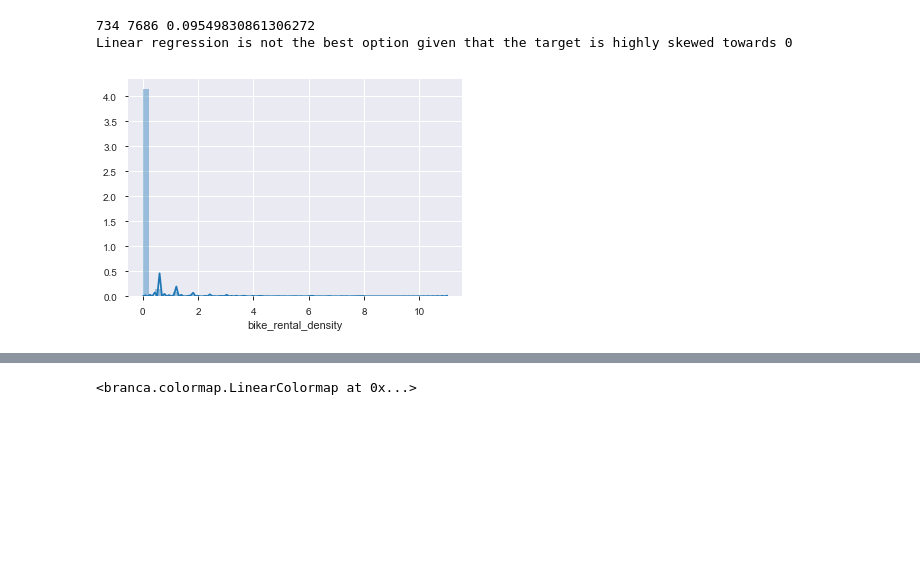
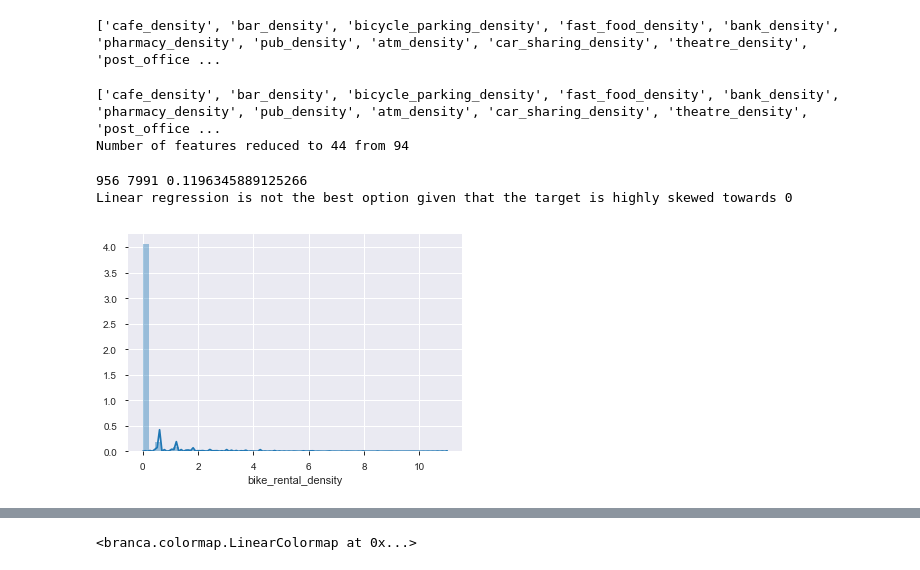
Before and after one commit to peterlzhang/better-bike-share, a Jupyter notebook: bike_share_analysis/train_predict_bike_share.ipynb, the cells around one changed output, grey strips where cells are left out. Saved outputs shown, nothing was run; the diff lists cells and outputs as text; code cells hidden in the pictures; blank space fills up the shorter version.

Commit message:
Separated model train and isolated test
Tuned hyper parameters of RF
saved best RF model using joblib
Tested portland independently in a different nb

```diff
--- a/bike_share_analysis/train_predict_bike_share.ipynb
+++ b/bike_share_analysis/train_predict_bike_share.ipynb
@@ -170,7 +172,7 @@ def features_density(interrogation_grid,osm_features,targets):
 folder_name = 'OSM_geo_data/'
 city_names = ['austin','berkeley','boston','chicago','denver','glasgow','los_angeles',
               'minneapolis','montreal','new_york','san_francisco','salt_lake_city','phoenix',
-             'columbus']
+             'columbus','paris','munich','brussels']
 
 
 
@@ -226,3 +228,13 @@ pcent_non_zero_features = df[features].astype(bool).sum(axis=0)/len(df)
 # print(pcent_non_zero_features)
 zero_pcent_threshold = 0.01
 relevant_features = pcent_non_zero_features.index[pcent_non_zero_features>zero_pcent_threshold].tolist()
+# %%
+corr_df = df[target + relevant_features].corr()
+
+f = plt.figure(figsize=(19, 15))
+plt.matshow(corr_df, fignum=f.number)
+plt.xticks(range(corr_df.shape[1]), corr_df.columns, fontsize=14, rotation=90)
+plt.yticks(range(corr_df.shape[1]), corr_df.columns, fontsize=14)
+cb = plt.colorbar()
+cb.ax.tick_params(labelsize=14)
+# plt.title('Correlation Matrix', fontsize=16);
@@ -229,23 +243,45 @@ relevant_features = pcent_non_zero_features.index[pcent_non_zero_features>zero_p
+# %%
+top_features
+# %% [output]
+['cafe_density', 'bar_density', 'bicycle_parking_density', 'fast_food_density', 'bank_density', 'pharmacy_density', 'pub_density', 'atm_density', 'car_sharing_density', 'theatre_density', 'post_office ...
+# %%
+# Get features that are most correlated to predictions of bike share density
+corr_threshold = 0.2
+feature_relevance = (corr_df.bike_rental_density).sort_values(ascending=False)
+feature_relevance
+top_features = list(feature_relevance[feature_relevance > corr_threshold].index)
+# make sure to remove bike_rentals from training data
+top_features.remove('bike_rental_density')
+# remove features that are strongly correlated to others
+top_features.remove('post_box_density') # correlated to car shares
+top_features.remove('restaurant_density') # correlated to cafes
+
+# remove features that are highly correlated to each other, e.g. cafes and restaurants.
+print(top_features)
+print('Number of features reduced to %2.0f from %2.0f' % (len(top_features), len(features)))
+# %% [output]
+['cafe_density', 'bar_density', 'bicycle_parking_density', 'fast_food_density', 'bank_density', 'pharmacy_density', 'pub_density', 'atm_density', 'car_sharing_density', 'theatre_density', 'post_office ...
+Number of features reduced to 44 from 94
 # %%
 # Profile features collected from OSM and check for correlation
 # feature_profile = pandas_profiling.ProfileReport(df[target + features])
 # feature_profile.to_file(output_file='osm_bike_share_feature_profile.html')
 # %%
 # Split data into train and test
-X = df[relevant_features]
+X = df[top_features]
 y = df[target]
 X_train, X_test, y_train, y_test = train_test_split(X, y, test_size=0.2, random_state=1)
 
 pos_target = len(y[y.bike_rental_density != 0])
 neg_target = len(y[y.bike_rental_density == 0])
 print(pos_target,neg_target,pos_target/neg_target)
 
 sns.distplot(y.bike_rental_density);
 print('Linear regression is not the best option given that the target is highly skewed towards 0')
 # %% [output]
-734 7686 0.09549830861306272
+956 7991 0.1196345889125266
 Linear regression is not the best option given that the target is highly skewed towards 0
-[figure, old version]
+[figure, new version]
 # %%
 ## Linear model
 LM_model = LinearRegression()
```
Also changed, not shown: parts of 19 cells of this notebook, 16 other files.
